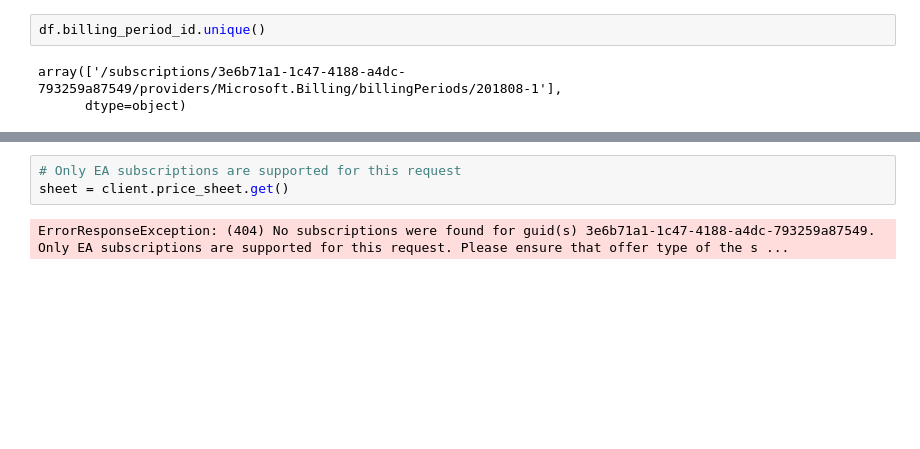
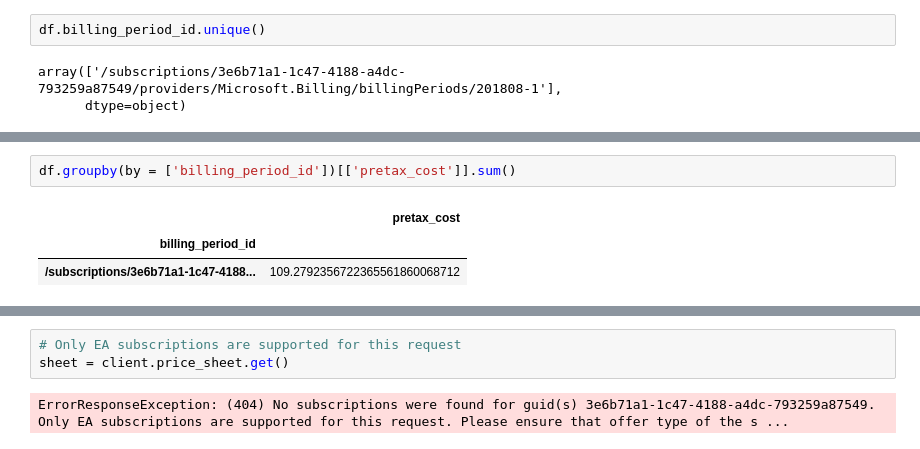
Before and after one commit to louspringer/python-azure-mgmt-consumption, a Jupyter notebook: Python azure-mgmt-consumption.ipynb, the cells around one changed output, grey strips where cells are left out. Drawn from its saved outputs; the diff is of its cells as text; blank space fills up the shorter version.

```diff
--- a/Python azure-mgmt-consumption.ipynb
+++ b/Python azure-mgmt-consumption.ipynb
@@ -99,6 +99,12 @@ df.groupby(by = ['billing_period_id'])[['pretax_cost','pretax_cost_rounded']].su
 |  | pretax_cost_rounded |
 | billing_period_id |  |
 | /subscriptions/3e6b71a1-1c47-4188... | 109.51 |
+# %%
+df.groupby(by = ['billing_period_id'])[['pretax_cost']].sum()
+# %% [output]
+|  | pretax_cost |
+| billing_period_id |  |
+| /subscriptions/3e6b71a1-1c47-4188... | 109.2792356722365561860068712 |
 # %%
 df
 # %% [output]
```
Also changed, not shown: parts of 3 cells of this notebook, 2 other files.
